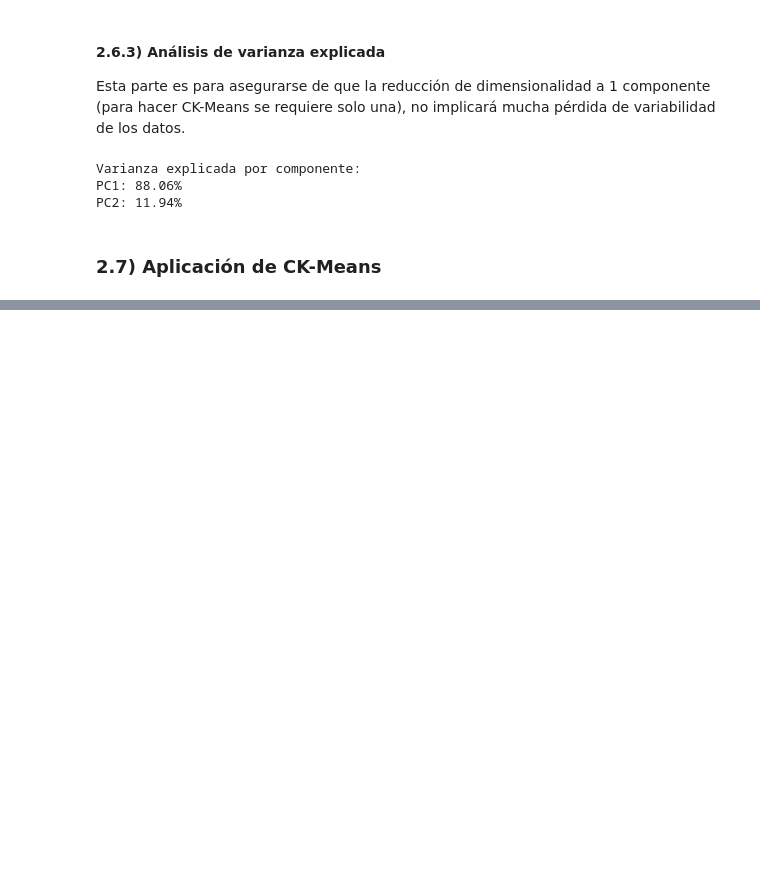
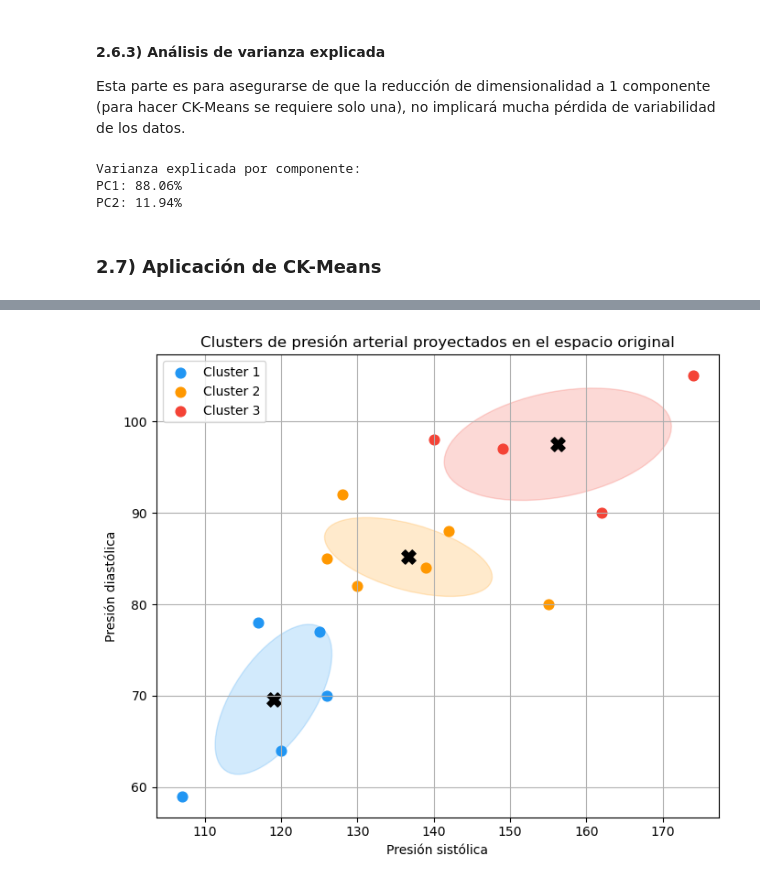
Before and after one commit to Relaxingmusic0474/CK-Means, a Jupyter notebook: ckmeans_ejemplos.ipynb, the cells around one changed output, grey strips where cells are left out. Cells and saved outputs as stored; diff of their text form; code cells hidden in the pictures; blank space fills up the shorter version.

```diff
--- a/ckmeans_ejemplo_inventado.ipynb
+++ b/ckmeans_ejemplos.ipynb
@@ -614,0 +876,58 @@ blood_pressure_clusters
+# %%
+def draw_ellipse(x, y, ax, color):
+    cov = np.cov(x, y)
+    eigenvals, eigenvecs = np.linalg.eig(cov)
+
+    angle = np.degrees(np.arctan2(*eigenvecs[:,0][::-1]))
+    width, height = 2 * np.sqrt(eigenvals)
+
+    ellipse = Ellipse(
+        (np.mean(x), np.mean(y)),
+        width, height,
+        angle=angle,
+        edgecolor=color,
+        facecolor=color,
+        alpha=0.2
+    )
+
+    ax.add_patch(ellipse)
+# %%
+fig, ax = plt.subplots(figsize=(7, 6))
+
+for cluster_id in sorted(blood_pressure_data["Cluster"].unique()):
+
+    data_cluster = blood_pressure_data[
+        blood_pressure_data["Cluster"] == cluster_id
+    ]
+
+    x = data_cluster["Presión sistólica"].values
+    y = data_cluster["Presión diastólica"].values
+
+    ax.scatter(
+        x, y,
+        color=colors[cluster_id],
+        label=f"Cluster {cluster_id}",
+        s=60
+    )
+
+    draw_ellipse(x, y, ax, colors[cluster_id])
+
+# centroides
+for centroide in centroides:
+    ax.scatter(
+        centroide[0], centroide[1],
+        color="black",
+        marker="X",
+        s=120
+    )
+
+ax.set_xlabel("Presión sistólica")
+ax.set_ylabel("Presión diastólica")
+ax.set_title("Clusters de presión arterial proyectados en el espacio original")
+ax.legend()
+ax.grid(True)
+
+plt.tight_layout()
+plt.show()
+# %% [output]
+[figure, added]
```
Also changed, not shown: parts of 31 cells of this notebook.
